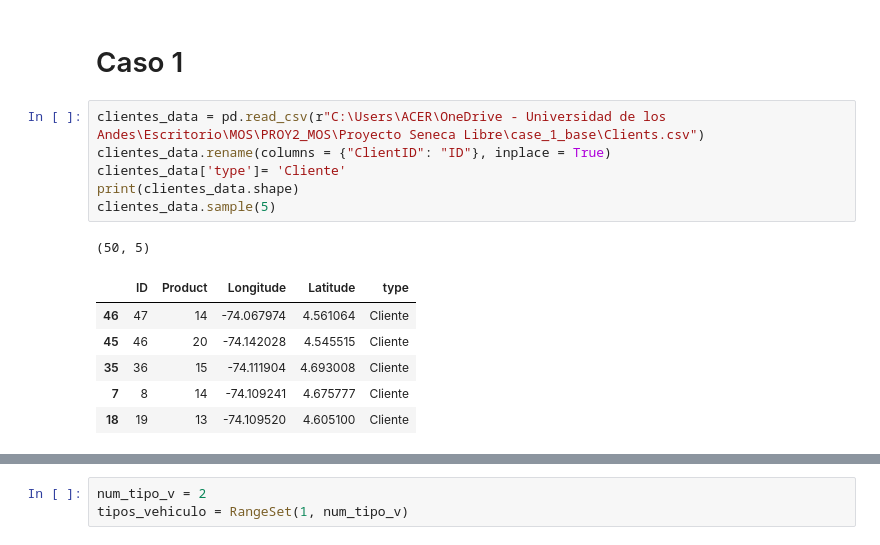
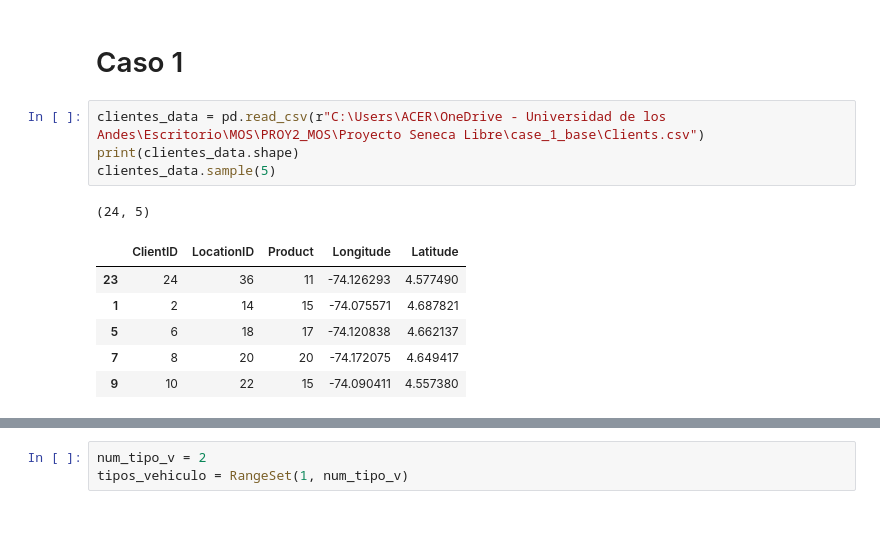
Before and after one commit to Pipeperez1305/PROY2_MOS, a Jupyter notebook: Proyecto Seneca Libre/MOS-Proyecto2.ipynb, the cells around one changed output, grey strips where cells are left out. Cells and saved outputs as stored; diff of their text form.

```diff
--- a/Proyecto Seneca Libre/MOS-Proyecto2.ipynb
+++ b/Proyecto Seneca Libre/MOS-Proyecto2.ipynb
@@ -17,15 +17,13 @@ import requests
 # Caso 1
 # %%
 clientes_data = pd.read_csv(r"C:\Users\ACER\OneDrive - Universidad de los Andes\Escritorio\MOS\PROY2_MOS\Proyecto Seneca Libre\case_1_base\Clients.csv")
-clientes_data.rename(columns = {"ClientID": "ID"}, inplace = True)
-clientes_data['type']= 'Cliente'
 print(clientes_data.shape)
 clientes_data.sample(5)
 # %% [output]
-(50, 5)
+(24, 5)
-|  | ID | Product | Longitude | Latitude | type |
-| 46 | 47 | 14 | -74.067974 | 4.561064 | Cliente |
-| 45 | 46 | 20 | -74.142028 | 4.545515 | Cliente |
-| 35 | 36 | 15 | -74.111904 | 4.693008 | Cliente |
-| 7 | 8 | 14 | -74.109241 | 4.675777 | Cliente |
-| 18 | 19 | 13 | -74.109520 | 4.605100 | Cliente |
+|  | ClientID | LocationID | Product | Longitude | Latitude |
+| 23 | 24 | 36 | 11 | -74.126293 | 4.577490 |
+| 1 | 2 | 14 | 15 | -74.075571 | 4.687821 |
+| 5 | 6 | 18 | 17 | -74.120838 | 4.662137 |
+| 7 | 8 | 20 | 20 | -74.172075 | 4.649417 |
+| 9 | 10 | 22 | 15 | -74.090411 | 4.557380 |
```
Also changed, not shown: parts of 26 cells of this notebook, 1 other file.
